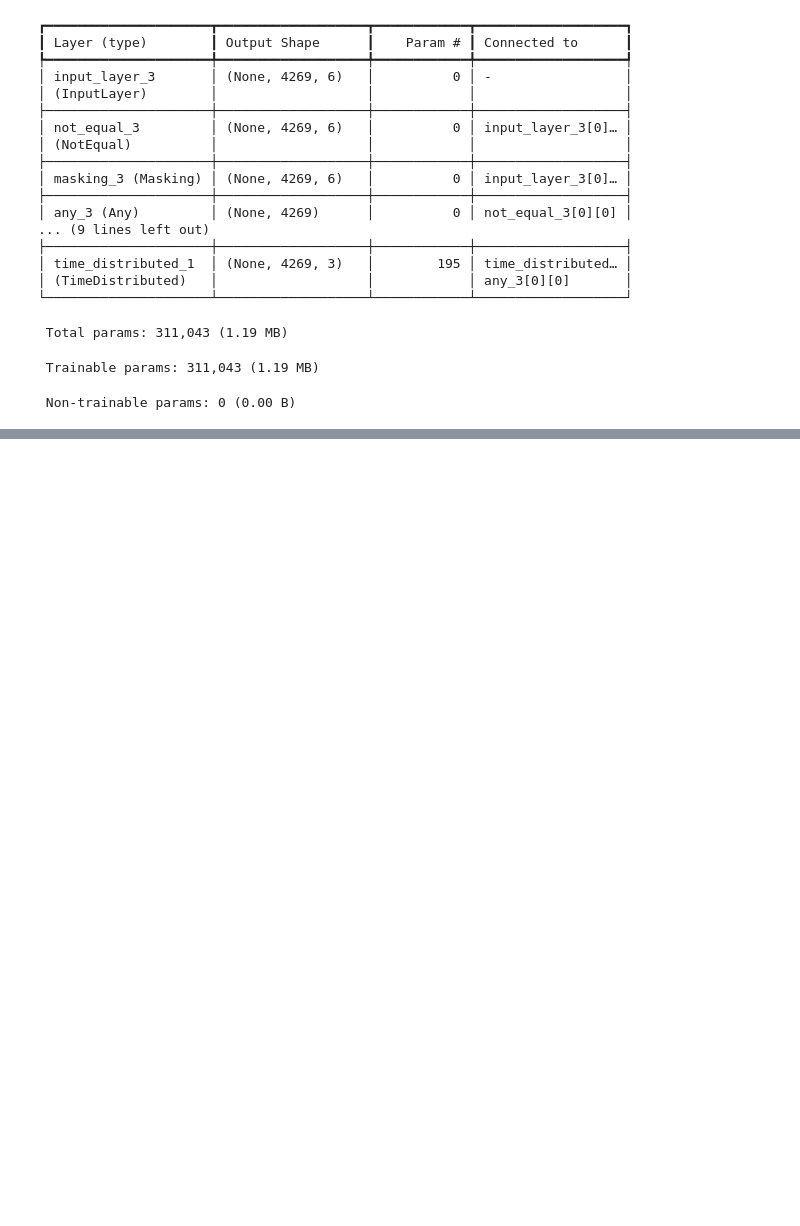
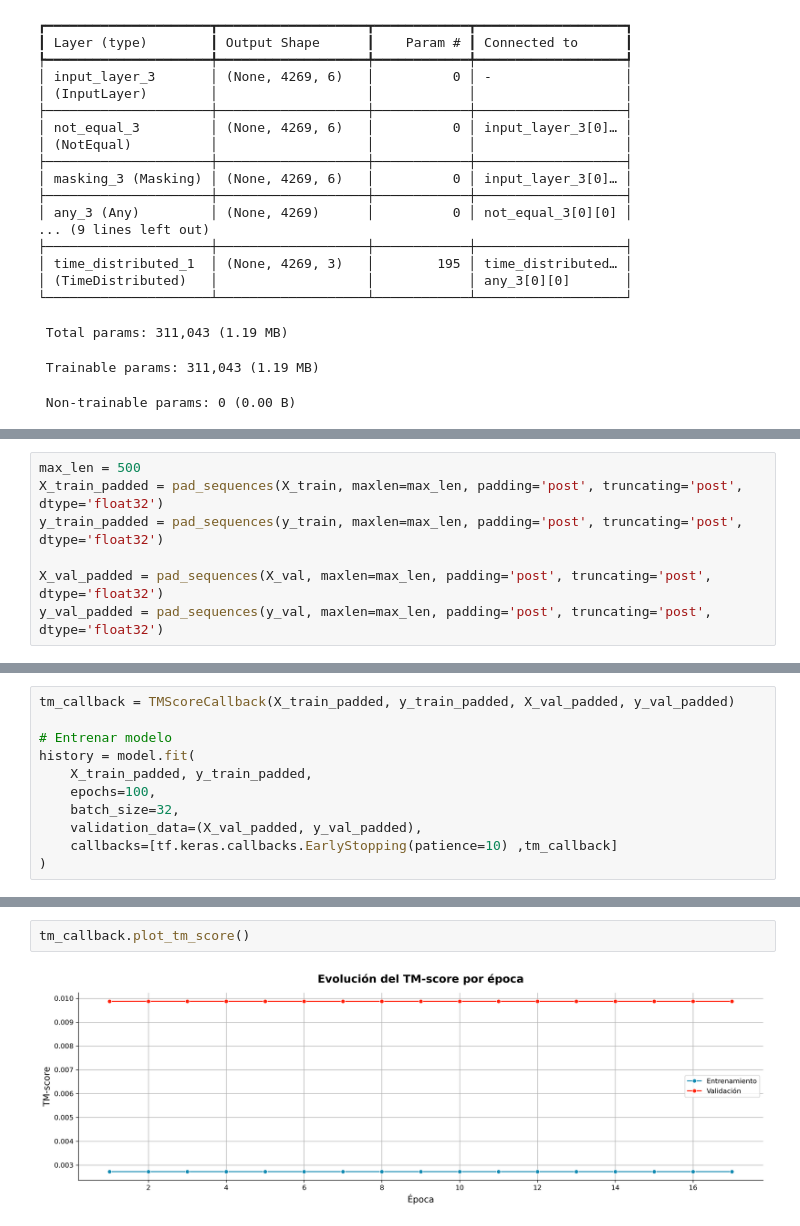
Before and after one commit to rospeltof/Stanford-RNA-3D-FOLDING, a Jupyter notebook: code/03_Modeling.ipynb, the cells around one changed output, grey strips where cells are left out. Drawn from its saved outputs; the diff is of its cells as text; blank space fills up the shorter version.

Commit message:
Modelo malo

```diff
--- a/code/03_Modeling.ipynb
+++ b/code/03_Modeling.ipynb
@@ -288,0 +320,7 @@ ValueError: Input 0 of layer "functional_5" is incompatible with the layer: expe
+# %%
+max_len = 500
+X_train_padded = pad_sequences(X_train, maxlen=max_len, padding='post', truncating='post', dtype='float32')
+y_train_padded = pad_sequences(y_train, maxlen=max_len, padding='post', truncating='post', dtype='float32')
+
+X_val_padded = pad_sequences(X_val, maxlen=max_len, padding='post', truncating='post', dtype='float32')
+y_val_padded = pad_sequences(y_val, maxlen=max_len, padding='post', truncating='post', dtype='float32')
@@ -288,0 +376,11 @@ ValueError: Input 0 of layer "functional_5" is incompatible with the layer: expe
+# %%
+tm_callback = TMScoreCallback(X_train_padded, y_train_padded, X_val_padded, y_val_padded)
+
+# Entrenar modelo
+history = model.fit(
+    X_train_padded, y_train_padded,
+    epochs=100,
+    batch_size=32,
+    validation_data=(X_val_padded, y_val_padded),
+    callbacks=[tf.keras.callbacks.EarlyStopping(patience=10) ,tm_callback]
+)
@@ -288,0 +405,4 @@ ValueError: Input 0 of layer "functional_5" is incompatible with the layer: expe
+# %%
+tm_callback.plot_tm_score()
+# %% [output]
+[figure, added]
```
Also changed, not shown: parts of 20 cells of this notebook.
